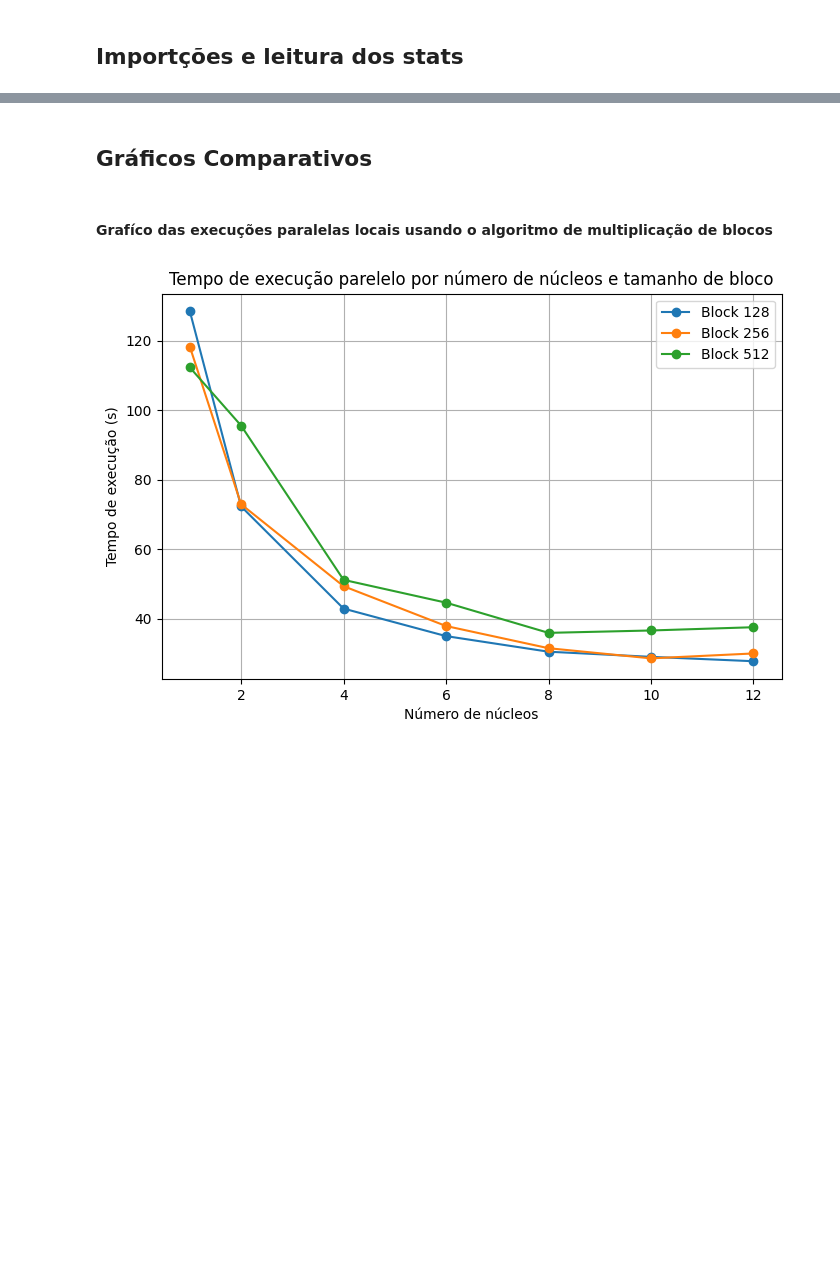
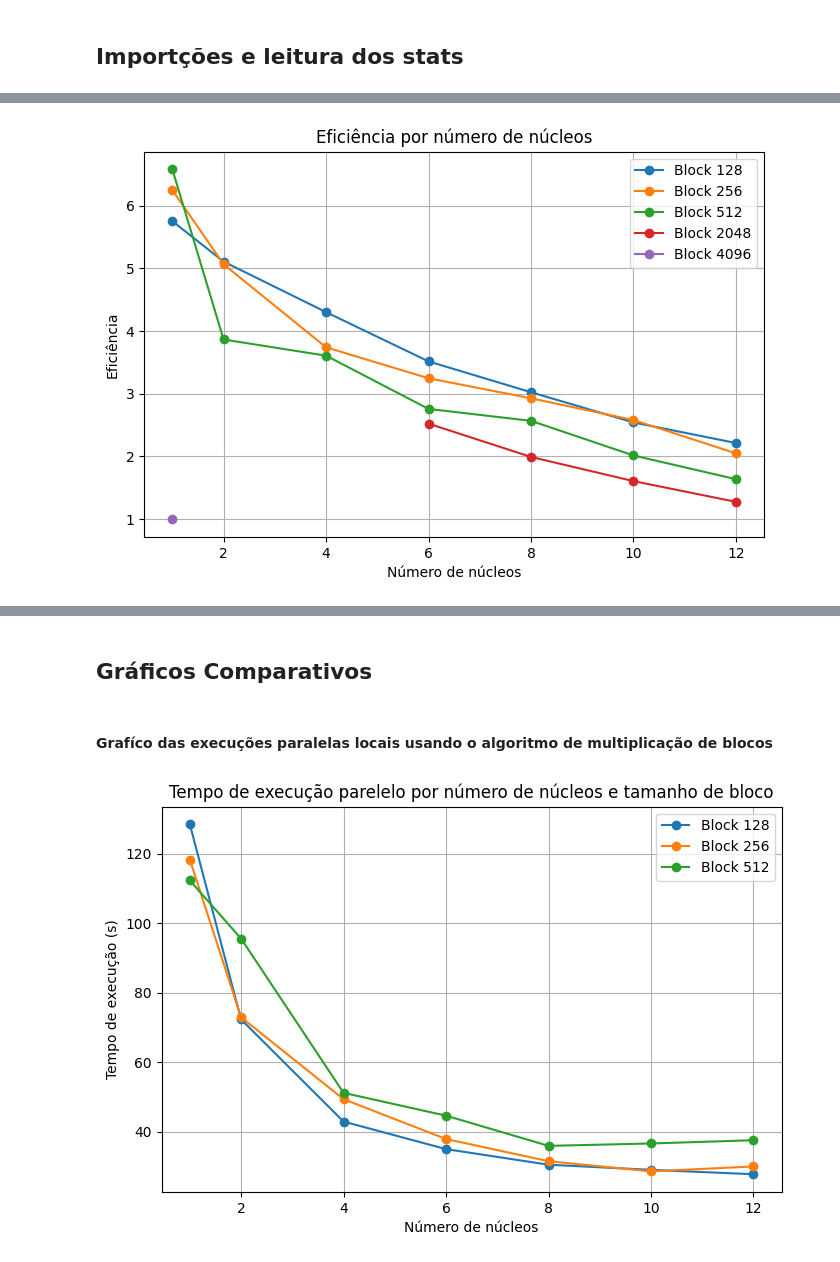
Before and after one commit to brunnbb/Distributed-matrix-multiplication, a Jupyter notebook: src/analyse_ts.ipynb, the cells around one changed output, grey strips where cells are left out. Cells and saved outputs as stored; diff of their text form; code cells hidden in the pictures; blank space fills up the shorter version.

```diff
--- a/src/analyse_ts.ipynb
+++ b/src/analyse_ts.ipynb
@@ -29,0 +157,12 @@ df.head()
+# %%
+plt.figure(figsize=(8,5))
+for block_size, subdf in df_linear_base.groupby("block_size"):
+    plt.plot(subdf["num_cores"], subdf["efficiency"], marker='o', label=f"Block {block_size}")
+plt.xlabel("Número de núcleos")
+plt.ylabel("Eficiência")
+plt.title("Eficiência por número de núcleos")
+plt.legend()
+plt.grid(True)
+plt.show()
+# %% [output]
+[figure, added]
```
Also changed, not shown: parts of 15 cells of this notebook, 8 other files.
